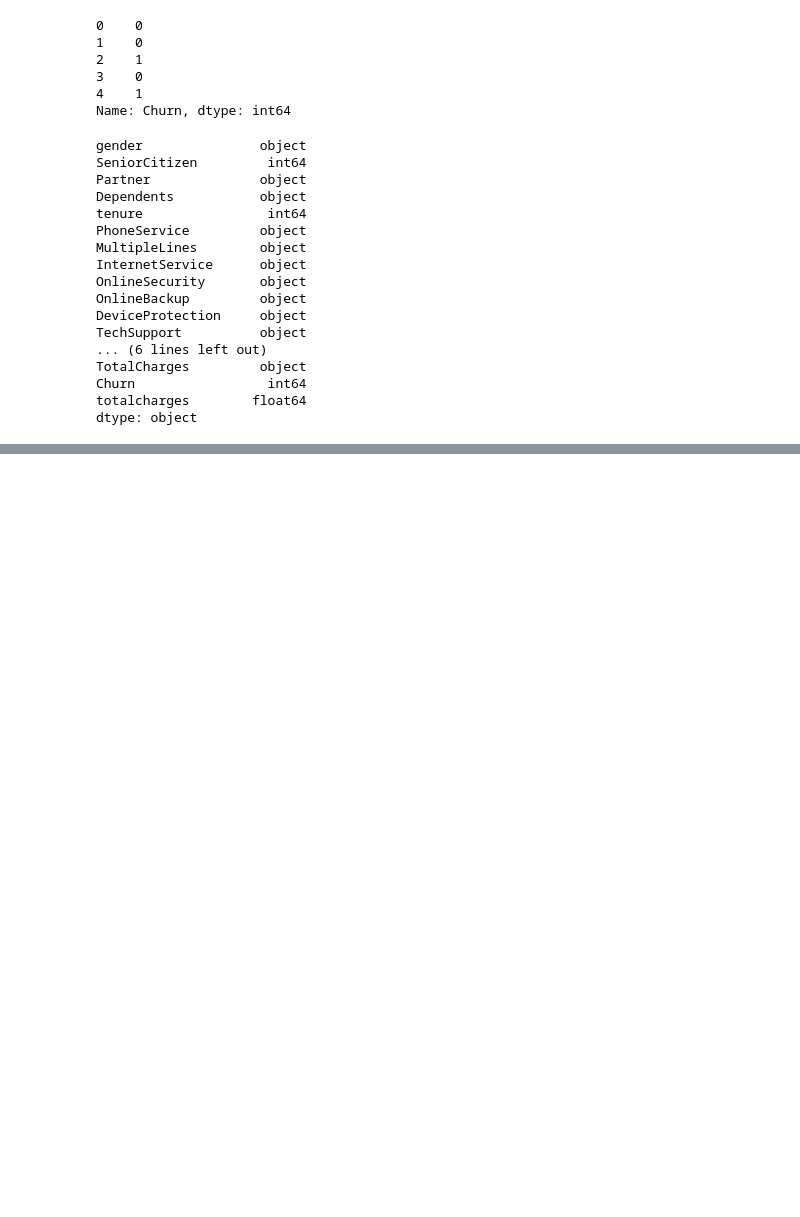
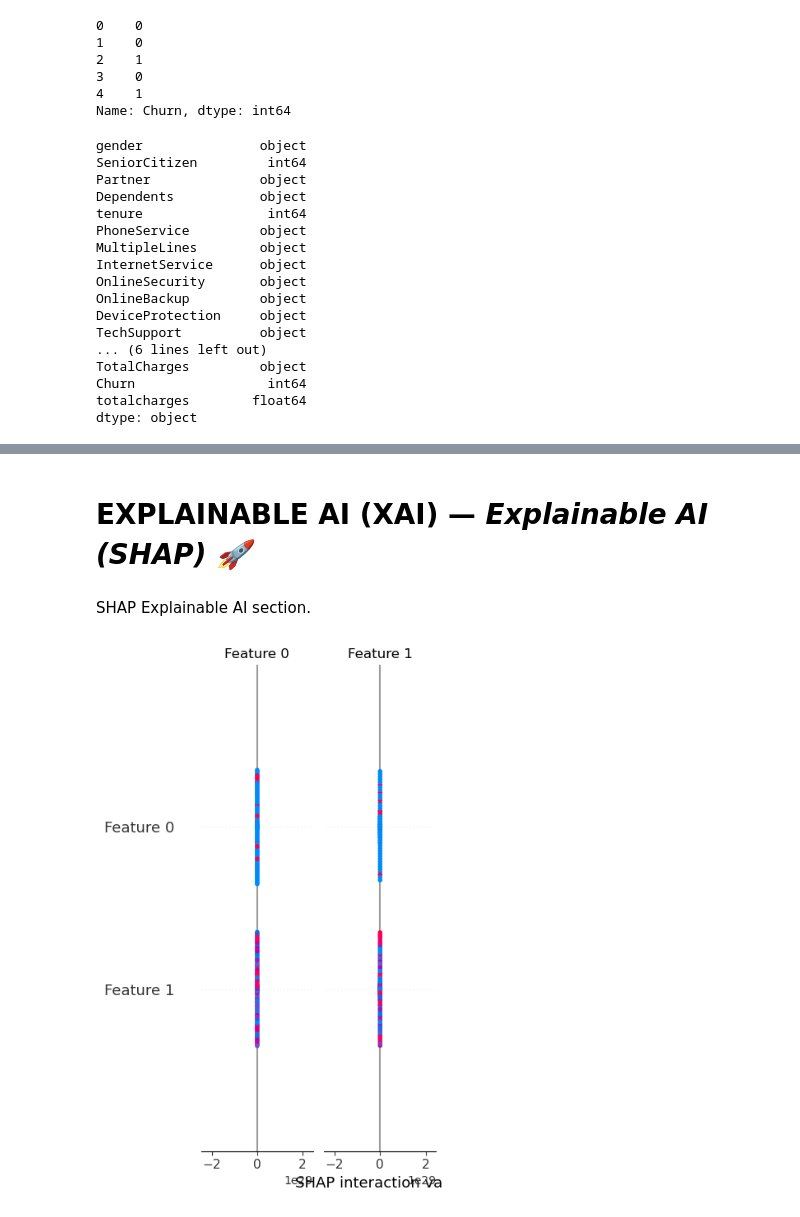
Before and after one commit to Jhanvipathak21/AI-Decision-Intelligence-System, a Jupyter notebook: notebooks/project_phase1.ipynb, the cells around one changed output, grey strips where cells are left out. Drawn from its saved outputs; the diff is of its cells as text; code cells hidden in the pictures; blank space fills up the shorter version.

Commit message:
Completed ML model, SHAP explainability, business insights and model saving

```diff
--- a/notebooks/project_phase1.ipynb
+++ b/notebooks/project_phase1.ipynb
@@ -248,0 +313,6 @@ dtype: object
+# %%
+#create model (random forest model )
+model = RandomForestClassifier(random_state=42)
+# %%
+#train model using traning data
+model.fit(X_train, y_train)
@@ -248,0 +354,2 @@ dtype: object
+# %% [markdown]
+# EXPLAINABLE AI (XAI) — *Explainable AI (SHAP) 🚀*
@@ -248,0 +359,10 @@ dtype: object
+# %% [markdown]
+SHAP Explainable AI section.
+# %%
+explainer = shap.TreeExplainer(model)
+# %%
+shap_values = explainer.shap_values(X_sample, check_additivity=False)
+# %%
+shap.summary_plot(shap_values, X_sample)
+# %% [output]
+[figure, added]
```
Also changed, not shown: parts of 26 cells of this notebook, 1 other file.
